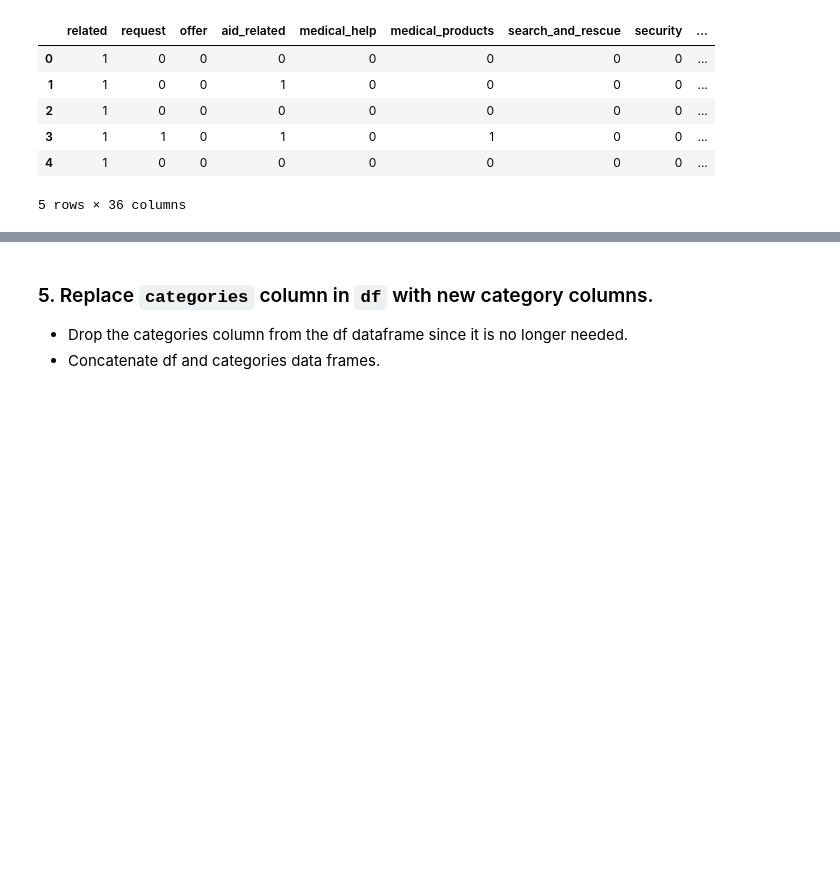
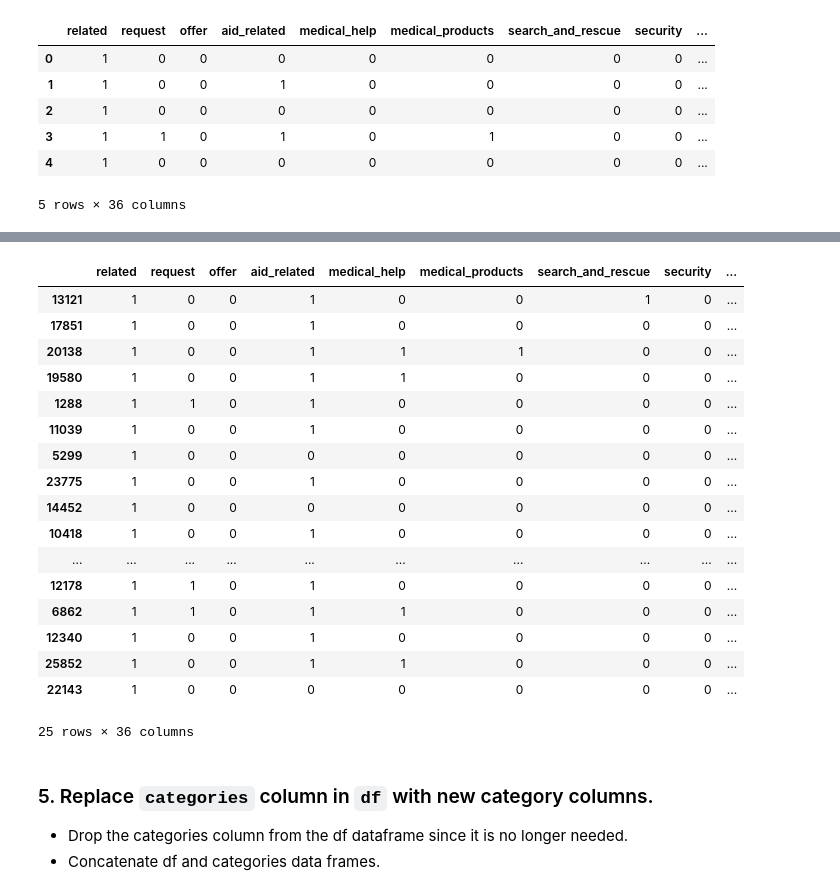
Before and after one commit to pablocosio/Disaster-Response-Pipeline, a Jupyter notebook: jupyter_notebooks/ETL Pipeline Preparation.ipynb, the cells around one changed output, grey strips where cells are left out. Saved outputs shown, nothing was run; the diff lists cells and outputs as text; code cells hidden in the pictures; blank space fills up the shorter version.

```diff
--- a/jupyter_notebooks/ETL Pipeline Preparation.ipynb
+++ b/jupyter_notebooks/ETL Pipeline Preparation.ipynb
@@ -205,3 +233,25 @@ categories.head()
+# %%
+# Have a look at the df
+categories.sample(25)
+# %% [output]
+|  | related | request | offer | aid_related | medical_help | medical_products | search_and_rescue | security | ... |
+| 13121 | 1 | 0 | 0 | 1 | 0 | 0 | 1 | 0 | ... |
+| 17851 | 1 | 0 | 0 | 1 | 0 | 0 | 0 | 0 | ... |
+| 20138 | 1 | 0 | 0 | 1 | 1 | 1 | 0 | 0 | ... |
+| 19580 | 1 | 0 | 0 | 1 | 1 | 0 | 0 | 0 | ... |
+| 1288 | 1 | 1 | 0 | 1 | 0 | 0 | 0 | 0 | ... |
+| 11039 | 1 | 0 | 0 | 1 | 0 | 0 | 0 | 0 | ... |
+| 5299 | 1 | 0 | 0 | 0 | 0 | 0 | 0 | 0 | ... |
+| 23775 | 1 | 0 | 0 | 1 | 0 | 0 | 0 | 0 | ... |
+| 14452 | 1 | 0 | 0 | 0 | 0 | 0 | 0 | 0 | ... |
+| 10418 | 1 | 0 | 0 | 1 | 0 | 0 | 0 | 0 | ... |
+| ... | ... | ... | ... | ... | ... | ... | ... | ... | ... |
+| 12178 | 1 | 1 | 0 | 1 | 0 | 0 | 0 | 0 | ... |
+| 6862 | 1 | 1 | 0 | 1 | 1 | 0 | 0 | 0 | ... |
+| 12340 | 1 | 0 | 0 | 1 | 0 | 0 | 0 | 0 | ... |
+| 25852 | 1 | 0 | 0 | 1 | 1 | 0 | 0 | 0 | ... |
+| 22143 | 1 | 0 | 0 | 0 | 0 | 0 | 0 | 0 | ... |
+25 rows × 36 columns
 # %% [markdown]
 ### 5. Replace `categories` column in `df` with new category columns.
 - Drop the categories column from the df dataframe since it is no longer needed.
```
Also changed, not shown: parts of 6 cells of this notebook, 6 other files.
